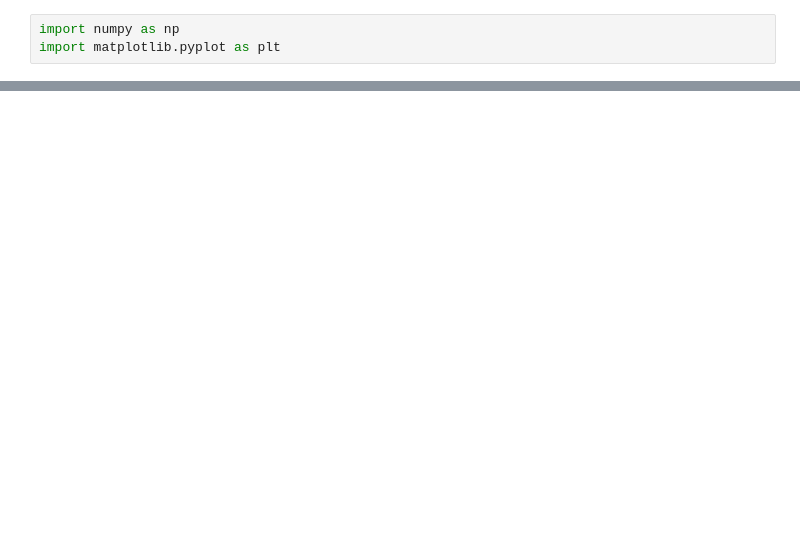
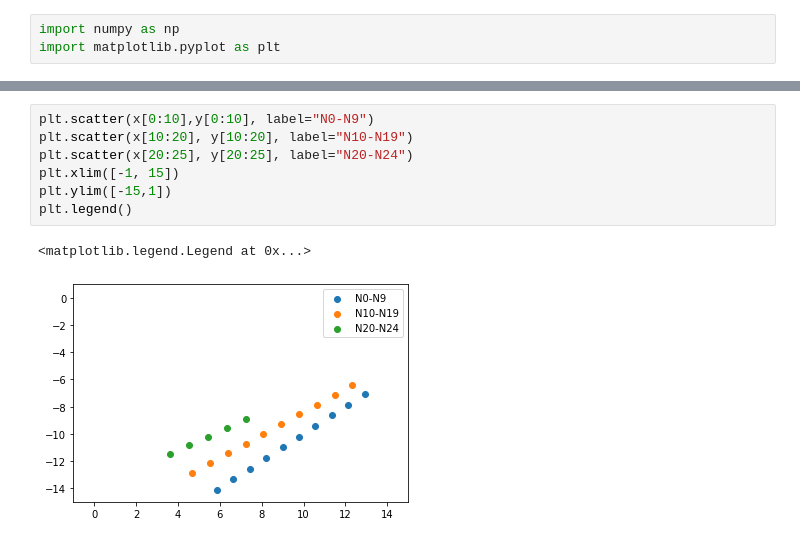
Before and after one commit to hitimr/NSSC2, a Jupyter notebook: Ex4/src/transformation.ipynb, the cells around one changed output, grey strips where cells are left out. Saved outputs shown, nothing was run; the diff lists cells and outputs as text; blank space fills up the shorter version.

```diff
--- a/Ex4/src/transformation.ipynb
+++ b/Ex4/src/transformation.ipynb
@@ -45,0 +31,10 @@ mehgrid thetas:(45, 10)
+# %%
+plt.scatter(x[0:10],y[0:10], label="N0-N9")
+plt.scatter(x[10:20], y[10:20], label="N10-N19")
+plt.scatter(x[20:25], y[20:25], label="N20-N24")
+plt.xlim([-1, 15])
+plt.ylim([-15,1])
+plt.legend()
+# %% [output]
+<matplotlib.legend.Legend at 0x...>
+[figure, added]
```
Also changed, not shown: parts of 3 cells of this notebook, 1 other file.
